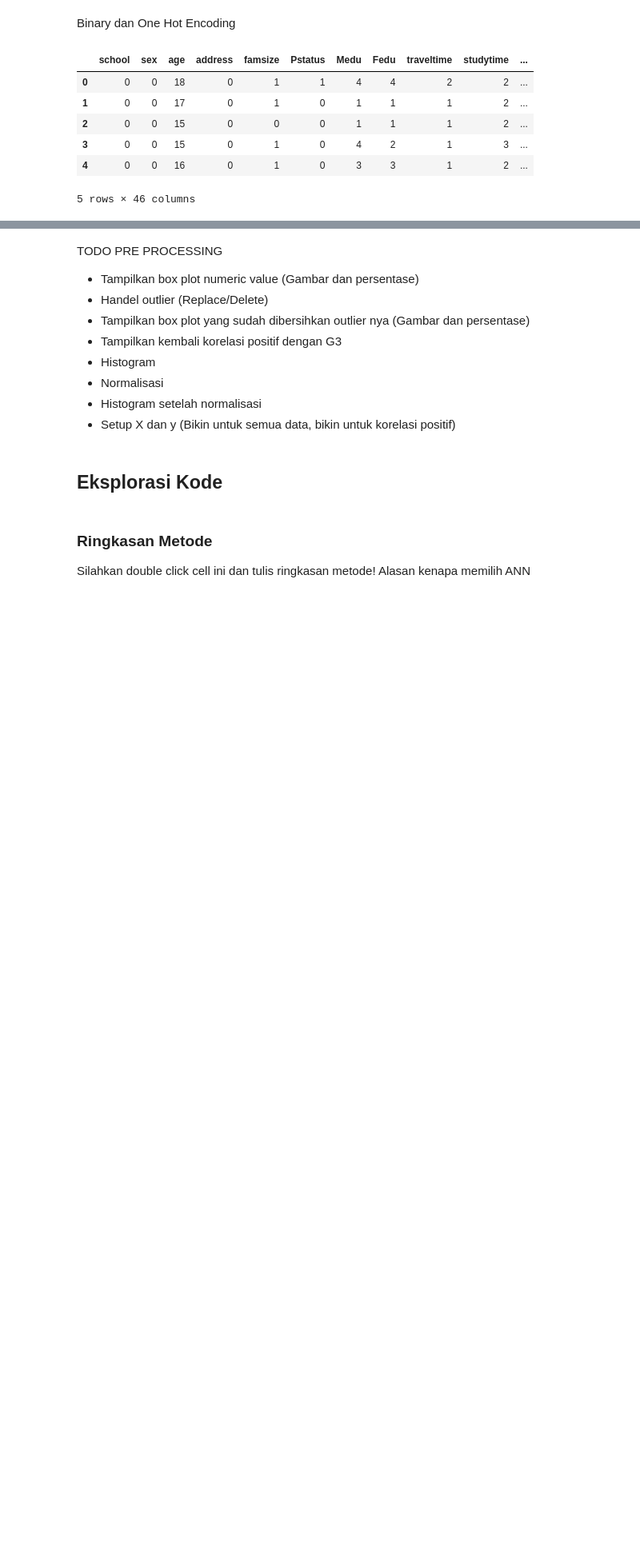
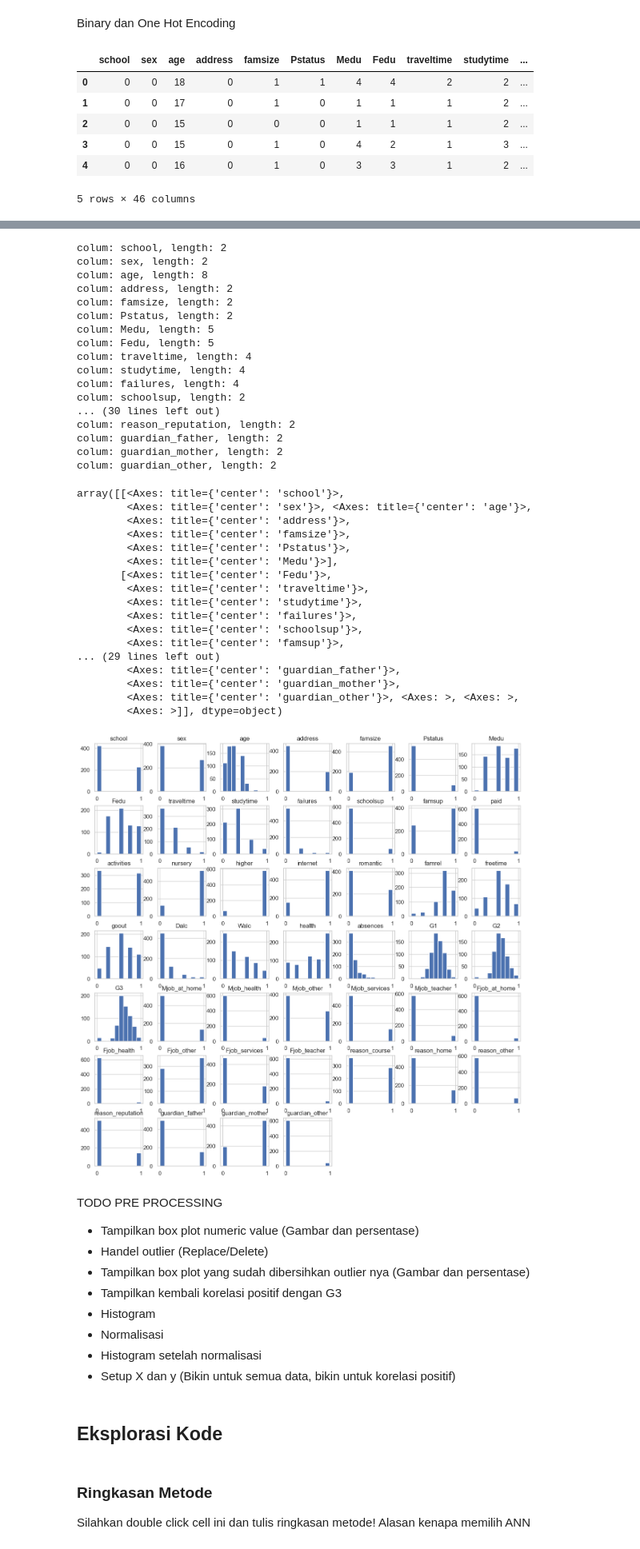
Before and after one commit to whoisgalih/student, a Jupyter notebook: template.ipynb, the cells around one changed output, grey strips where cells are left out. Shown at 80% size. Cells and saved outputs as stored; diff of their text form; code cells hidden in the pictures; blank space fills up the shorter version.

```diff
--- a/template.ipynb
+++ b/template.ipynb
@@ -398,0 +561,13 @@ data.head()
+# %%
+def minMaxScaler(df) :
+    scaledDf = df.copy()
+
+    for col in df.columns :
+        unique_values = df[col].unique()
+        print(f"colum: {col}, length: {len(unique_values)}")
+        if len(unique_values) > 2:
+          minVal = df[col].min()
+          maxVal = df[col].max()
+          scaledDf[col] = (df[col] - minVal) / (maxVal - minVal)
+
+    return scaledDf
@@ -398,0 +578,39 @@ data.head()
+# %%
+data = minMaxScaler(data)
+data.hist(figsize=(15,15))
+# %% [output]
+colum: school, length: 2
+colum: sex, length: 2
+colum: age, length: 8
+colum: address, length: 2
+colum: famsize, length: 2
+colum: Pstatus, length: 2
+colum: Medu, length: 5
+colum: Fedu, length: 5
+colum: traveltime, length: 4
+colum: studytime, length: 4
+colum: failures, length: 4
+colum: schoolsup, length: 2
+... (30 lines left out)
+colum: reason_reputation, length: 2
+colum: guardian_father, length: 2
+colum: guardian_mother, length: 2
+colum: guardian_other, length: 2
+array([[<Axes: title={'center': 'school'}>,
+        <Axes: title={'center': 'sex'}>, <Axes: title={'center': 'age'}>,
+        <Axes: title={'center': 'address'}>,
+        <Axes: title={'center': 'famsize'}>,
+        <Axes: title={'center': 'Pstatus'}>,
+        <Axes: title={'center': 'Medu'}>],
+       [<Axes: title={'center': 'Fedu'}>,
+        <Axes: title={'center': 'traveltime'}>,
+        <Axes: title={'center': 'studytime'}>,
+        <Axes: title={'center': 'failures'}>,
+        <Axes: title={'center': 'schoolsup'}>,
+        <Axes: title={'center': 'famsup'}>,
+... (29 lines left out)
+        <Axes: title={'center': 'guardian_father'}>,
+        <Axes: title={'center': 'guardian_mother'}>,
+        <Axes: title={'center': 'guardian_other'}>, <Axes: >, <Axes: >,
+        <Axes: >]], dtype=object)
+[figure, added]
```
Also changed, not shown: parts of 16 cells of this notebook.
